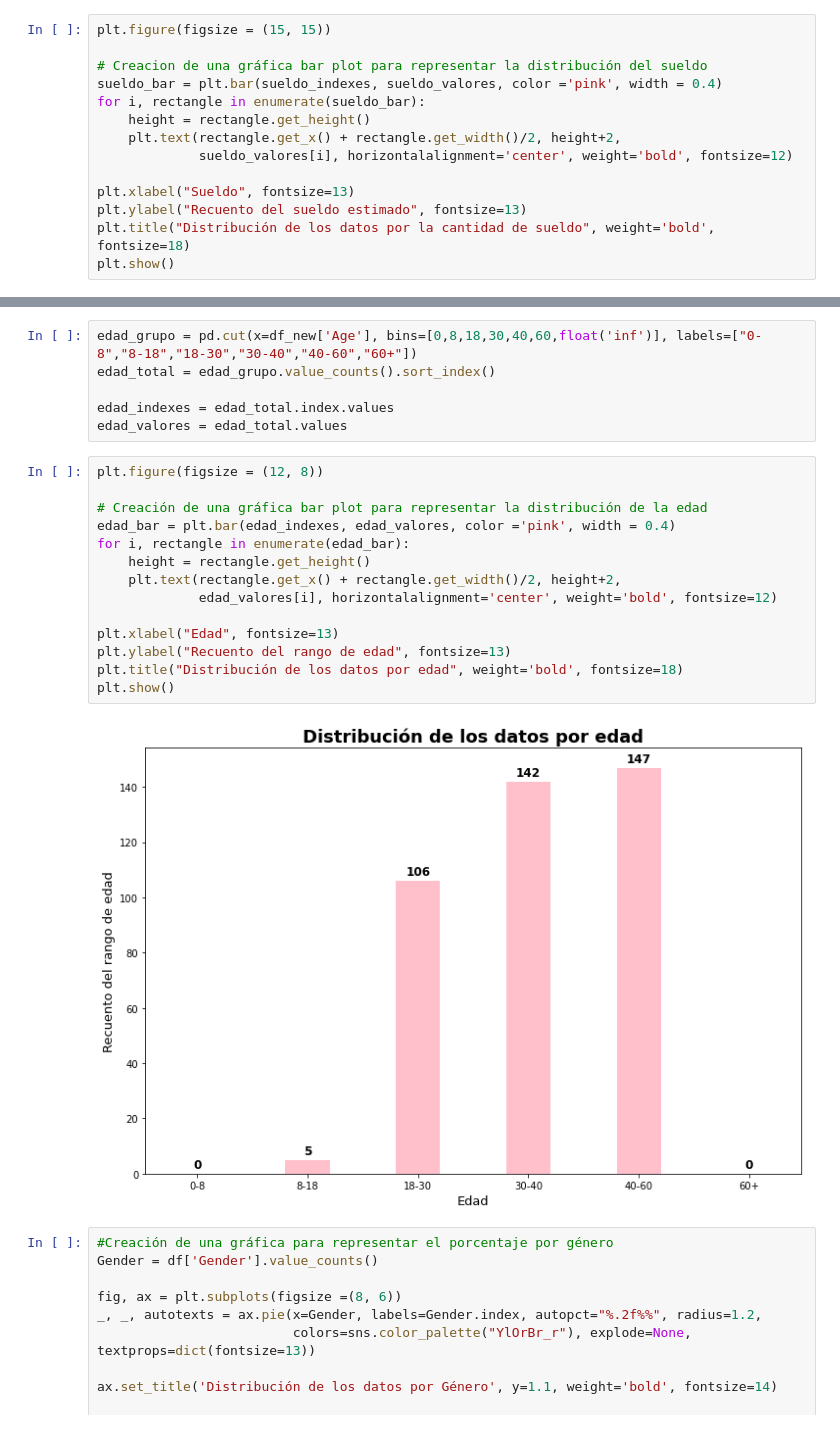
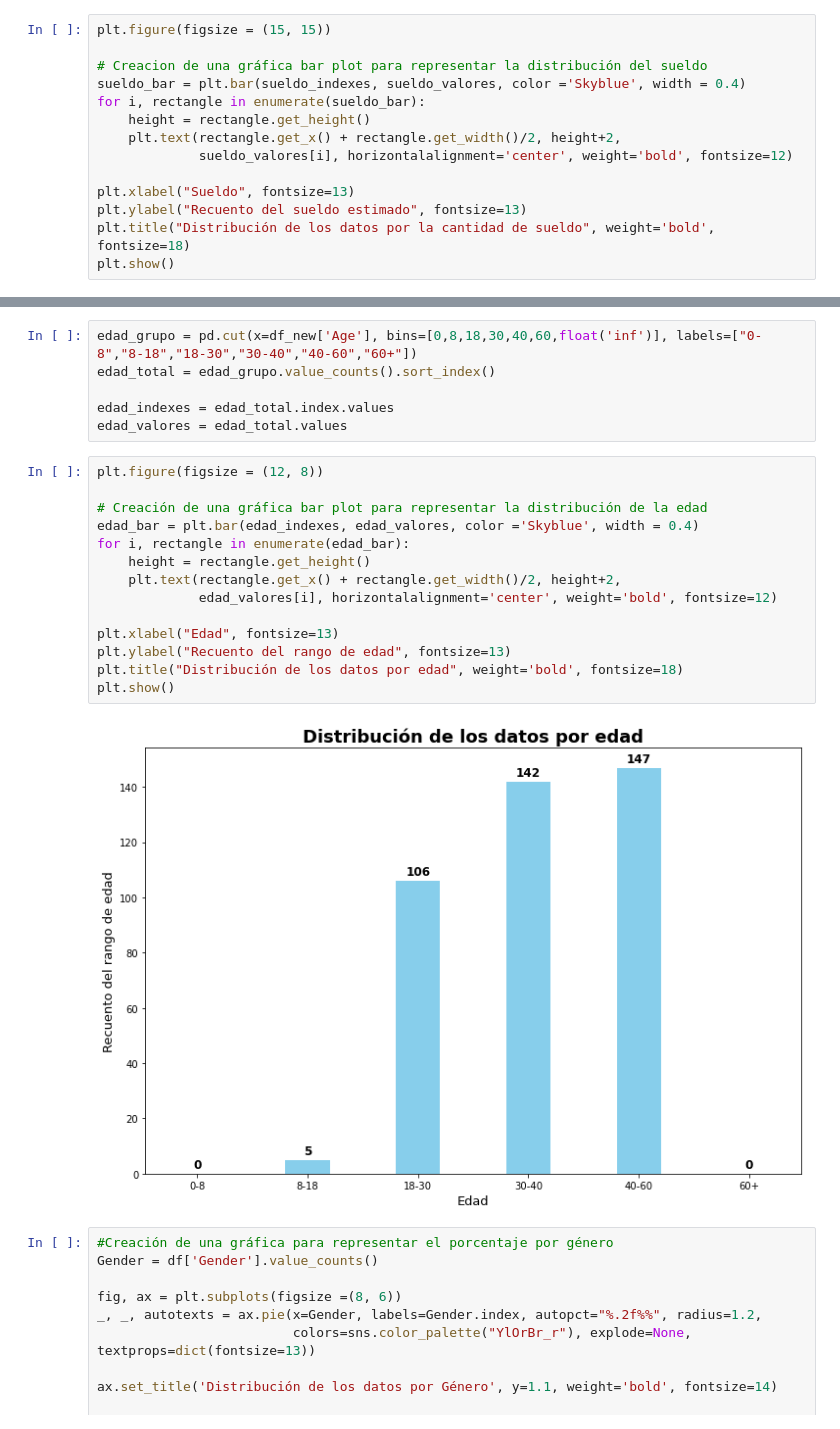
Before and after one commit to Lizzy-Mejia/Social_Network_Prediction, a Jupyter notebook: Análisis_Datos.ipynb, the cells around one changed output, grey strips where cells are left out. Saved outputs shown, nothing was run; the diff lists cells and outputs as text.

```diff
--- a/Análisis_Datos.ipynb
+++ b/Análisis_Datos.ipynb
@@ -125,7 +125,7 @@ sueldo_valores = sueldo_total.values
 plt.figure(figsize = (15, 15))
 
 # Creacion de una gráfica bar plot para representar la distribución del sueldo
-sueldo_bar = plt.bar(sueldo_indexes, sueldo_valores, color ='pink', width = 0.4)
+sueldo_bar = plt.bar(sueldo_indexes, sueldo_valores, color ='Skyblue', width = 0.4)
 for i, rectangle in enumerate(sueldo_bar):
     height = rectangle.get_height()
     plt.text(rectangle.get_x() + rectangle.get_width()/2, height+2,
@@ -146,19 +146,19 @@ edad_valores = edad_total.values
 # %%
 plt.figure(figsize = (12, 8))
 
 # Creación de una gráfica bar plot para representar la distribución de la edad
-edad_bar = plt.bar(edad_indexes, edad_valores, color ='pink', width = 0.4)
+edad_bar = plt.bar(edad_indexes, edad_valores, color ='Skyblue', width = 0.4)
 for i, rectangle in enumerate(edad_bar):
     height = rectangle.get_height()
     plt.text(rectangle.get_x() + rectangle.get_width()/2, height+2,
              edad_valores[i], horizontalalignment='center', weight='bold', fontsize=12)
 
 plt.xlabel("Edad", fontsize=13)
 plt.ylabel("Recuento del rango de edad", fontsize=13)
 plt.title("Distribución de los datos por edad", weight='bold', fontsize=18)
 plt.show()
 # %% [output]
-[figure, old version]
+[figure, new version]
 # %%
 #Creación de una gráfica para representar el porcentaje por género
 Gender = df['Gender'].value_counts()
```
Also changed, not shown: parts of 2 cells of this notebook.
